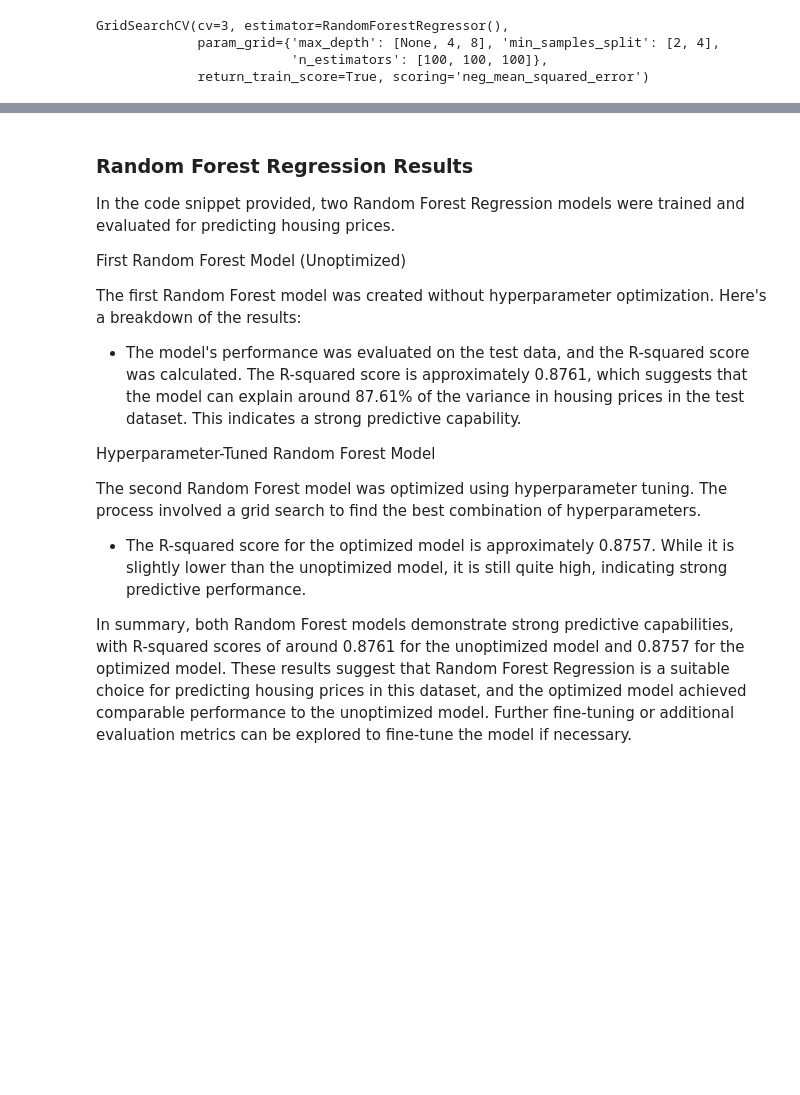
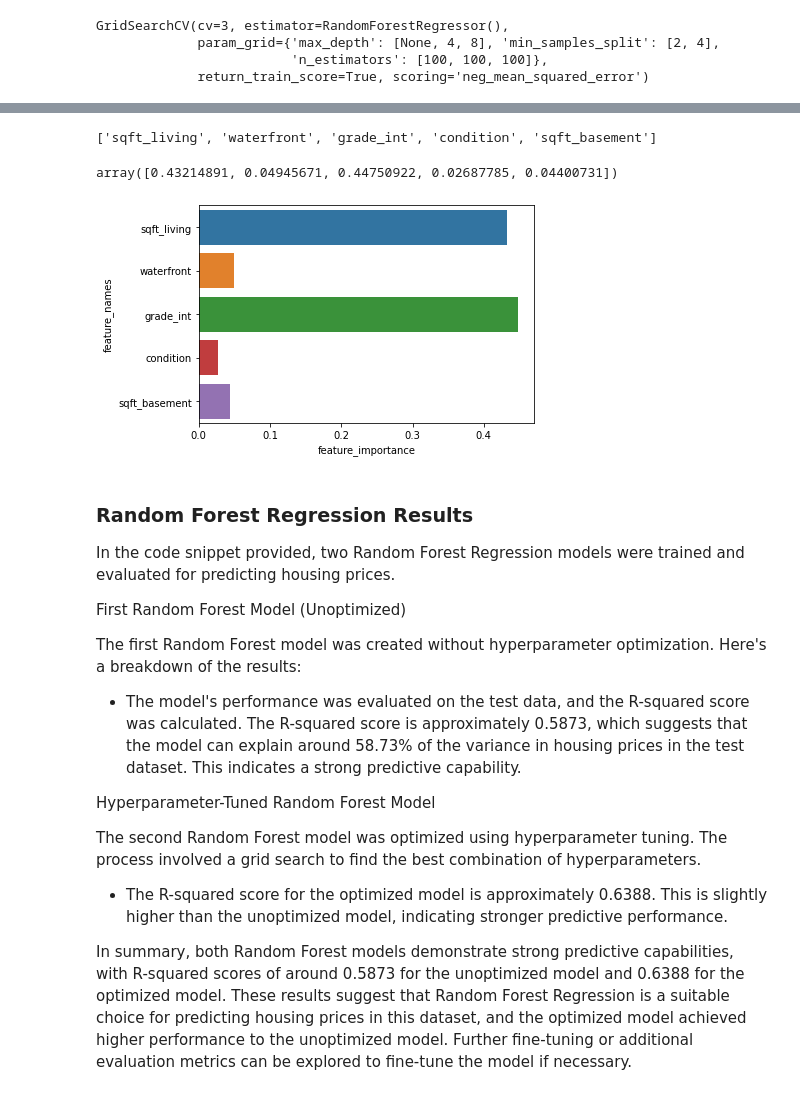
Before and after one commit to learn-co-curriculum/dsc-phase-2-project-v2-3, a Jupyter notebook: student.ipynb, the cells around one changed output, grey strips where cells are left out. Saved outputs shown, nothing was run; the diff lists cells and outputs as text; code cells hidden in the pictures; blank space fills up the shorter version.

```diff
--- a/student.ipynb
+++ b/student.ipynb
@@ -641,7 +701,8 @@ from sklearn.metrics import mean_squared_error
 from sklearn.linear_model import LinearRegression
 
 # Split the data into features (X) and target (y), while excluding specific columns
-X = df.drop(['price', 'date', 'quarter_of_sale', 'sqft_basement'], axis=1)
+# X = df.drop(['id', 'price', 'date', 'quarter_of_sale', 'sqft_basement'], axis=1)
+X = df[['sqft_living', 'waterfront', 'grade_int', 'condition', 'sqft_basement']]
 y = df['price']
 
 # Split the data into training and test sets using train_test_split
@@ -746,3 +809,22 @@ best_forest.score(X_test, y_test)
+# %%
+feature_names = X_test.columns.to_list()
+
+feature_names
+# %% [output]
+['sqft_living', 'waterfront', 'grade_int', 'condition', 'sqft_basement']
+# %%
+feature_importance = best_forest.feature_importances_
+
+feature_importance
+# %% [output]
+array([0.43214891, 0.04945671, 0.44750922, 0.02687785, 0.04400731])
+# %%
+sns.barplot(x=feature_importance, y=feature_names)
+plt.xlabel('feature_importance')
+plt.ylabel('feature_names')
+plt.show()
+# %% [output]
+[figure, added]
 # %% [markdown]
 ### Random Forest Regression Results
 
@@ -752,15 +834,15 @@ First Random Forest Model (Unoptimized)
 
 The first Random Forest model was created without hyperparameter optimization. Here's a breakdown of the results:
 
-- The model's performance was evaluated on the test data, and the R-squared score was calculated. The R-squared score is approximately 0.8761, which suggests that the model can explain around 87.61% of the variance in housing prices in the test dataset. This indicates a strong predictive capability.
+- The model's performance was evaluated on the test data, and the R-squared score was calculated. The R-squared score is approximately 0.5873, which suggests that the model can explain around 58.73% of the variance in housing prices in the test dataset. This indicates a strong predictive capability.
 
 Hyperparameter-Tuned Random Forest Model
 
 The second Random Forest model was optimized using hyperparameter tuning. The process involved a grid search to find the best combination of hyperparameters.
 
-- The R-squared score for the optimized model is approximately 0.8757. While it is slightly lower than the unoptimized model, it is still quite high, indicating strong predictive performance.
+- The R-squared score for the optimized model is approximately 0.6388. This is slightly higher than the unoptimized model, indicating stronger predictive performance.
 
-In summary, both Random Forest models demonstrate strong predictive capabilities, with R-squared scores of around 0.8761 for the unoptimized model and 0.8757 for the optimized model. These results suggest that Random Forest Regression is a suitable choice for predicting housing prices in this dataset, and the optimized model achieved comparable performance to the unoptimized model. Further fine-tuning or additional evaluation metrics can be explored to fine-tune the model if necessary.
+In summary, both Random Forest models demonstrate strong predictive capabilities, with R-squared scores of around 0.5873 for the unoptimized model and 0.6388 for the optimized model. These results suggest that Random Forest Regression is a suitable choice for predicting housing prices in this dataset, and the optimized model achieved higher performance to the unoptimized model. Further fine-tuning or additional evaluation metrics can be explored to fine-tune the model if necessary.
 # %% [markdown]
 ## Conclusions
 
```
Also changed, not shown: parts of 26 cells of this notebook.
